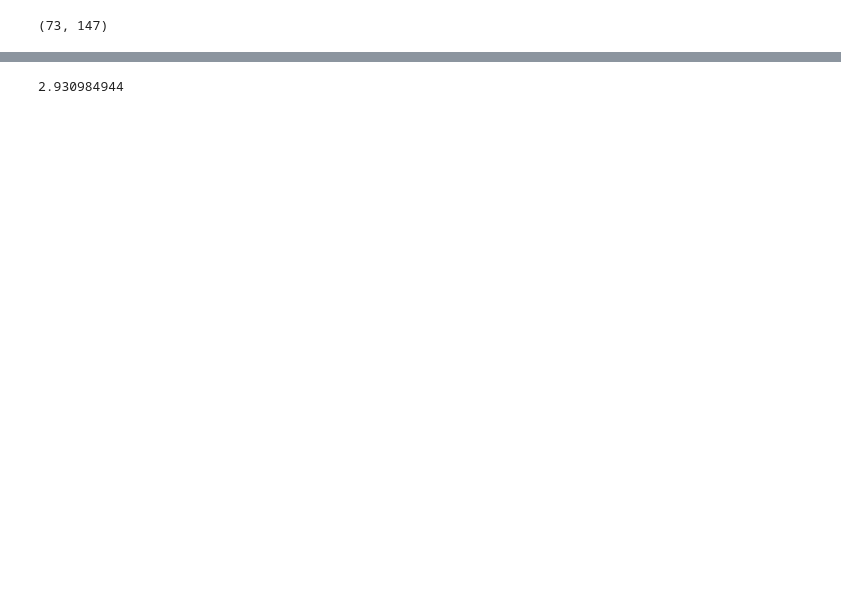
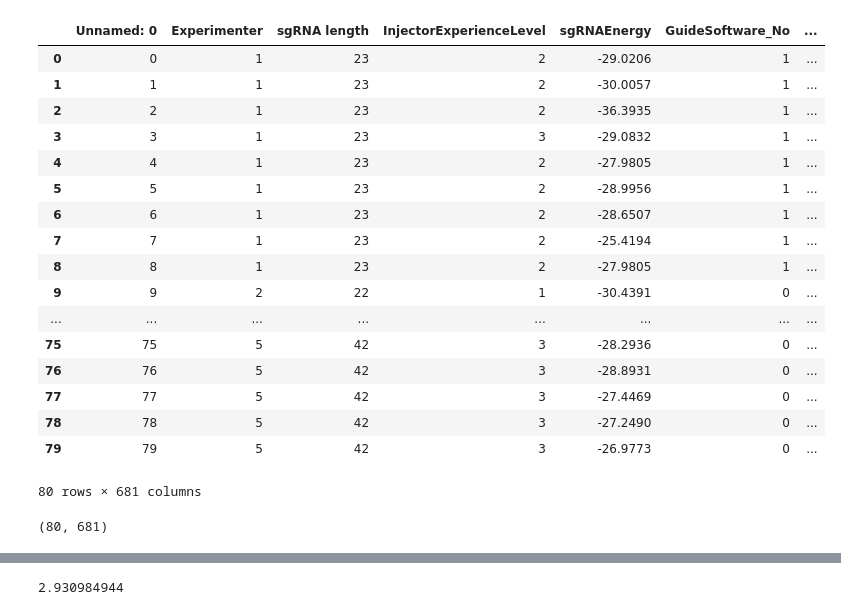
Before and after one commit to hackseq/2017_project_8, a Jupyter notebook: src/baseline-c_elegans.ipynb, the cells around one changed output, grey strips where cells are left out. Cells and saved outputs as stored; diff of their text form; code cells hidden in the pictures; blank space fills up the shorter version.

```diff
--- a/src/baseline-c_elegans.ipynb
+++ b/src/baseline-c_elegans.ipynb
@@ -45,8 +49,29 @@ c_elegans_basic_cleaned_data
+# %%
+c_elegans_features
+# %% [output]
+|  | Unnamed: 0 | Experimenter | sgRNA length | InjectorExperienceLevel | sgRNAEnergy | GuideSoftware_No | ... |
+| 0 | 0 | 1 | 23 | 2 | -29.0206 | 1 | ... |
+| 1 | 1 | 1 | 23 | 2 | -30.0057 | 1 | ... |
+| 2 | 2 | 1 | 23 | 2 | -36.3935 | 1 | ... |
+| 3 | 3 | 1 | 23 | 3 | -29.0832 | 1 | ... |
+| 4 | 4 | 1 | 23 | 2 | -27.9805 | 1 | ... |
+| 5 | 5 | 1 | 23 | 2 | -28.9956 | 1 | ... |
+| 6 | 6 | 1 | 23 | 2 | -28.6507 | 1 | ... |
+| 7 | 7 | 1 | 23 | 2 | -25.4194 | 1 | ... |
+| 8 | 8 | 1 | 23 | 2 | -27.9805 | 1 | ... |
+| 9 | 9 | 2 | 22 | 1 | -30.4391 | 0 | ... |
+| ... | ... | ... | ... | ... | ... | ... | ... |
+| 75 | 75 | 5 | 42 | 3 | -28.2936 | 0 | ... |
+| 76 | 76 | 5 | 42 | 3 | -28.8931 | 0 | ... |
+| 77 | 77 | 5 | 42 | 3 | -27.4469 | 0 | ... |
+| 78 | 78 | 5 | 42 | 3 | -27.2490 | 0 | ... |
+| 79 | 79 | 5 | 42 | 3 | -26.9773 | 0 | ... |
+80 rows × 681 columns
 # %%
-dummy_df = pd.get_dummies(df).dropna(axis=0)
+dummy_df = c_elegans_features
 dummy_df.shape
 # %% [output]
-(73, 147)
+(80, 681)
 # %%
 dummy_df_basic_data = c_elegans_basic_cleaned_data
 dummy_df_basic_data.shape
```
Also changed, not shown: parts of 16 cells of this notebook.
